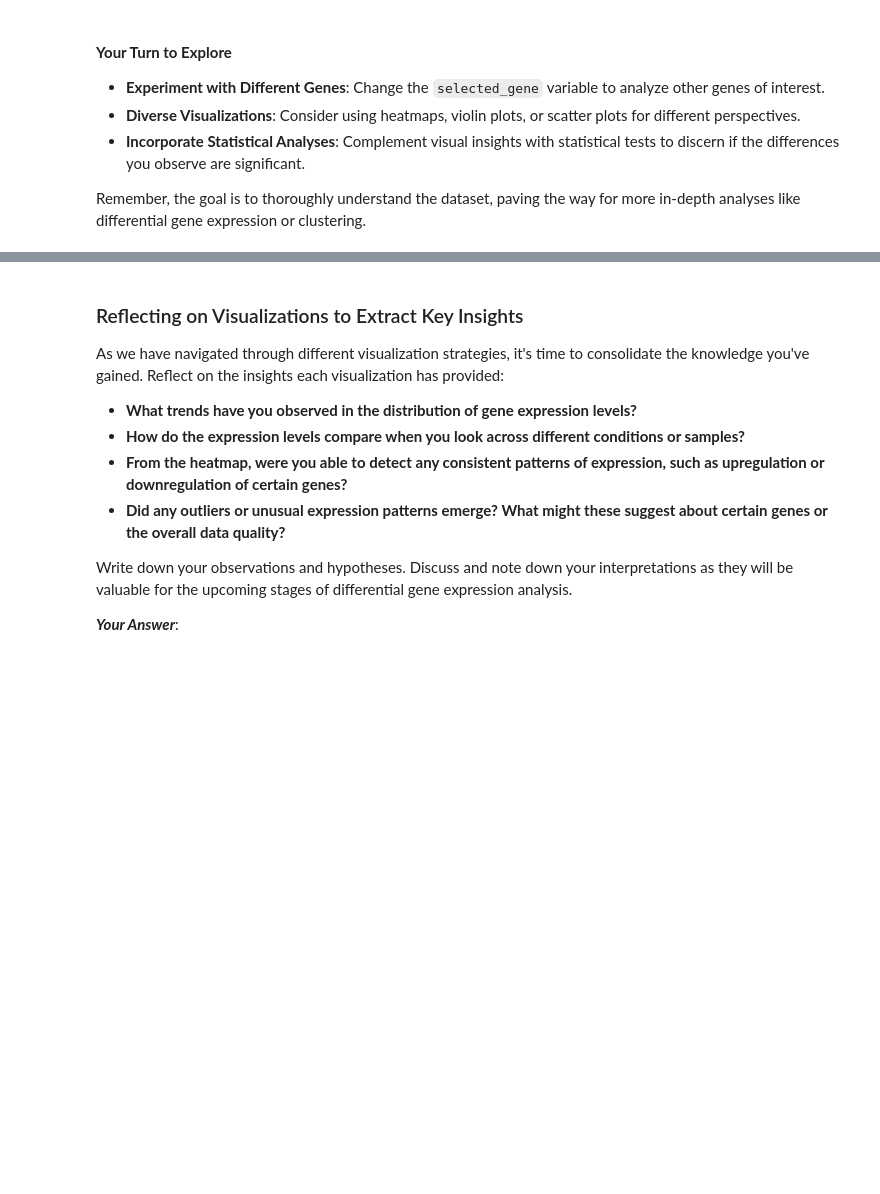
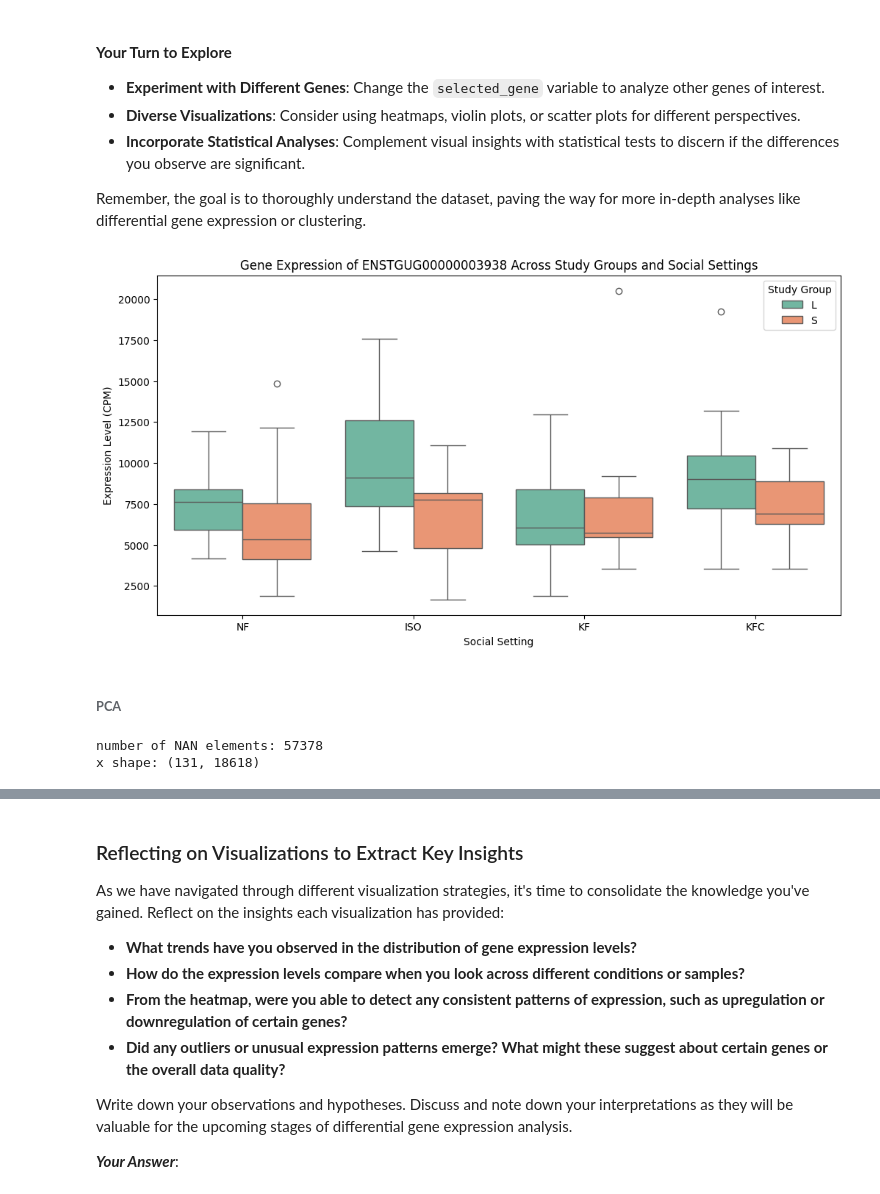
Before and after one commit to amirezzati/bioinformatics-project, a Jupyter notebook: the-songbird-study/SongBirdStudy.ipynb, the cells around one changed output, grey strips where cells are left out. Drawn from its saved outputs; the diff is of its cells as text; code cells hidden in the pictures; blank space fills up the shorter version.

Commit message:
updated exploratory data analysis section

```diff
--- a/the-songbird-study/SongBirdStudy.ipynb
+++ b/the-songbird-study/SongBirdStudy.ipynb
@@ -447,0 +446,27 @@ Remember, the goal is to thoroughly understand the dataset, paving the way for m
+# %%
+### TODO ###
+selected_gene = 'ENSTGUG00000003938'
+
+# Create a boxplot comparing gene expression across study groups and social settings
+plt.figure(figsize=(12, 6))
+sns.boxplot(x='social_settting', y=selected_gene, hue='study_group', data=df, palette="Set2")
+plt.title('Gene Expression of ' + selected_gene + ' Across Study Groups and Social Settings')
+plt.ylabel('Expression Level (CPM)')
+plt.xlabel('Social Setting')
+plt.legend(title='Study Group')
+plt.show()
+# %% [output]
+[figure, added]
+# %% [markdown]
+###### **PCA**
+# %%
+normalized_data = pd.read_csv(drive_path+'/dataset/normalized_dataset.csv')
+
+features = normalized_data.columns
+x = normalized_data.loc[:, features[4:]].values
+print('number of NAN elements:', np.count_nonzero(np.isnan(x)))
+x[np.isnan(x)] = 0 # handel NAN elements
+print('x shape:', x.shape)
+# %% [output]
+number of NAN elements: 57378
+x shape: (131, 18618)
```
Also changed, not shown: parts of 13 cells of this notebook.
